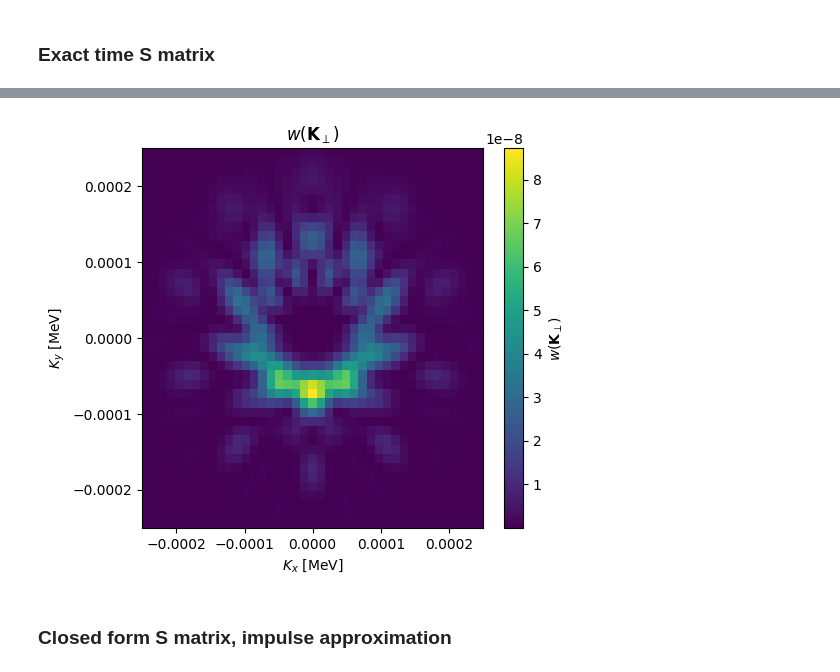
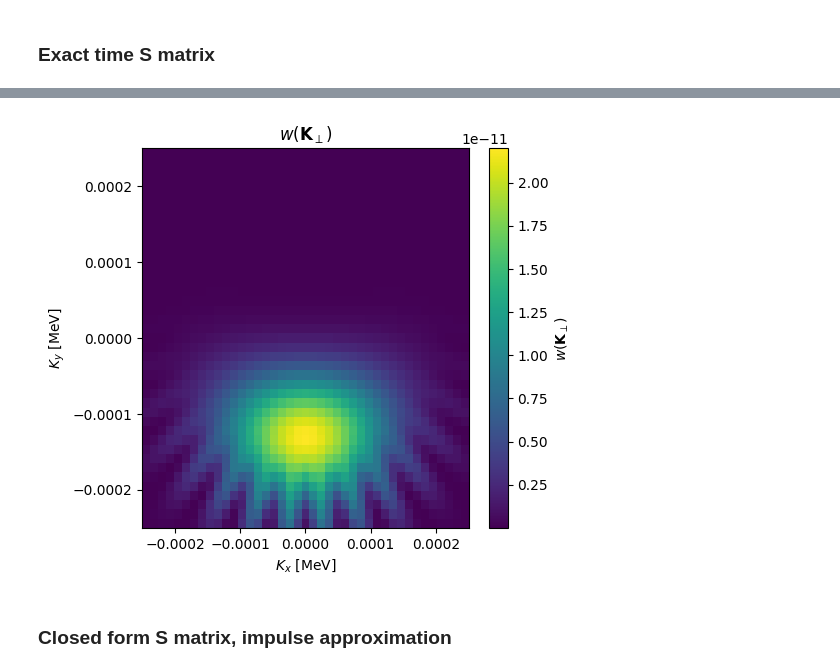
Before and after one commit to Anton-Murtazin/moller_vortex, a Jupyter notebook: analysis_workspace.ipynb, the cells around one changed output, grey strips where cells are left out. Saved outputs shown, nothing was run; the diff lists cells and outputs as text; code cells hidden in the pictures.

```diff
--- a/analysis_workspace.ipynb
+++ b/analysis_workspace.ipynb
@@ -1195,10 +1202,6 @@ Ky_values = np.linspace(-0.00025, 0.00025, 41)
 # %% [markdown]
 ### Exact time S matrix
 # %%
-time_quadrature = replace(time_quadrature, n_kappa = 13, n_theta = 10) # for the faster calculation
-
-quadrature = replace(quadrature, n_k3_perp=17, n_phi=16, n_k3z=17, n_k4z=17) # for the faster calculation
-
 W = mv.diff_probability_grid(
     Kx_values,
     Ky_values,
@@ -1257,4 +1260,4 @@ diff_probability_grid: point   1681 /   1681 | 100.00% | elapsed = 1941.02 s | r
-[figure, old version]
+[figure, new version]
 # %% [markdown]
 ### Closed form S matrix, impulse approximation
 # %%
```
Also changed, not shown: parts of 7 cells of this notebook, 1 other file.
